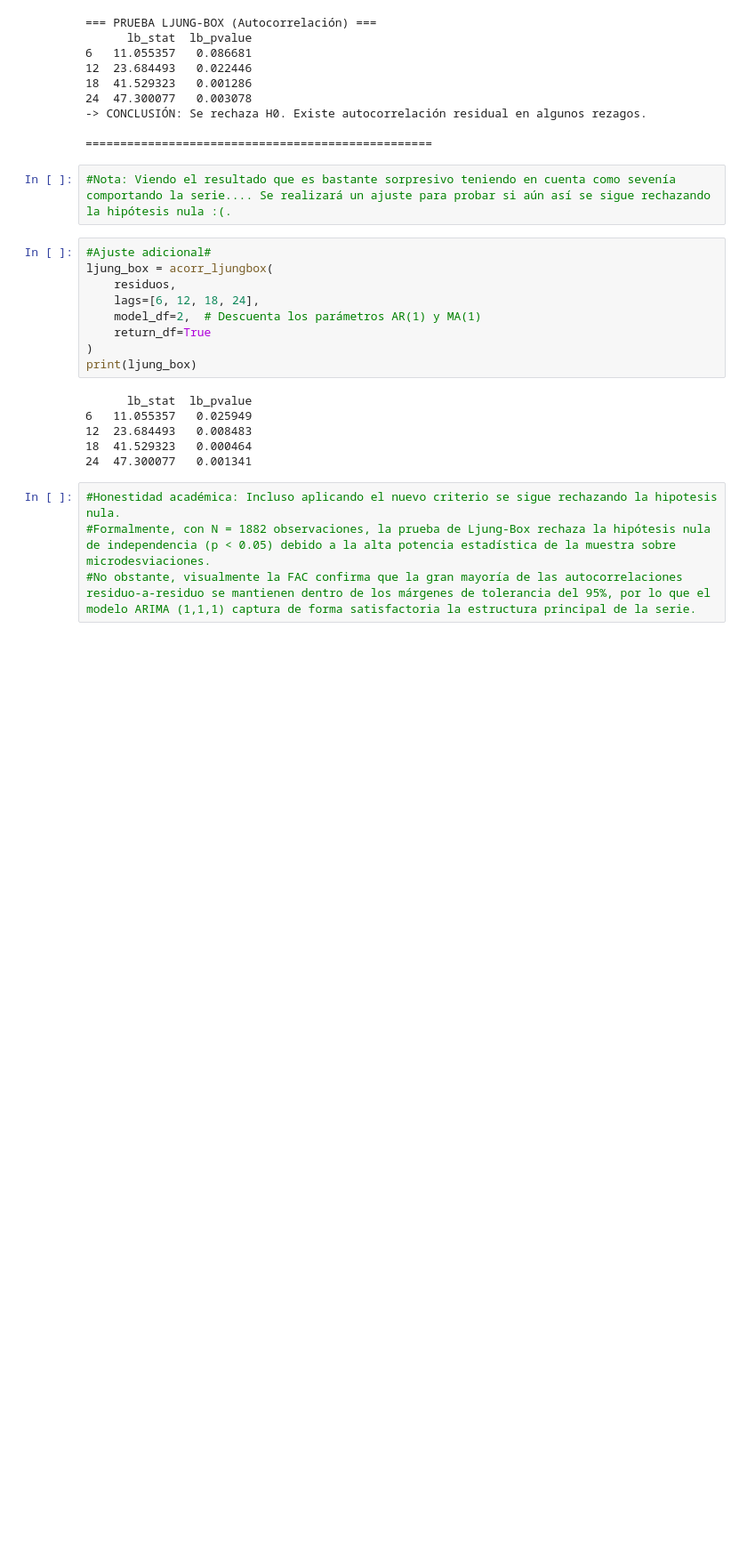
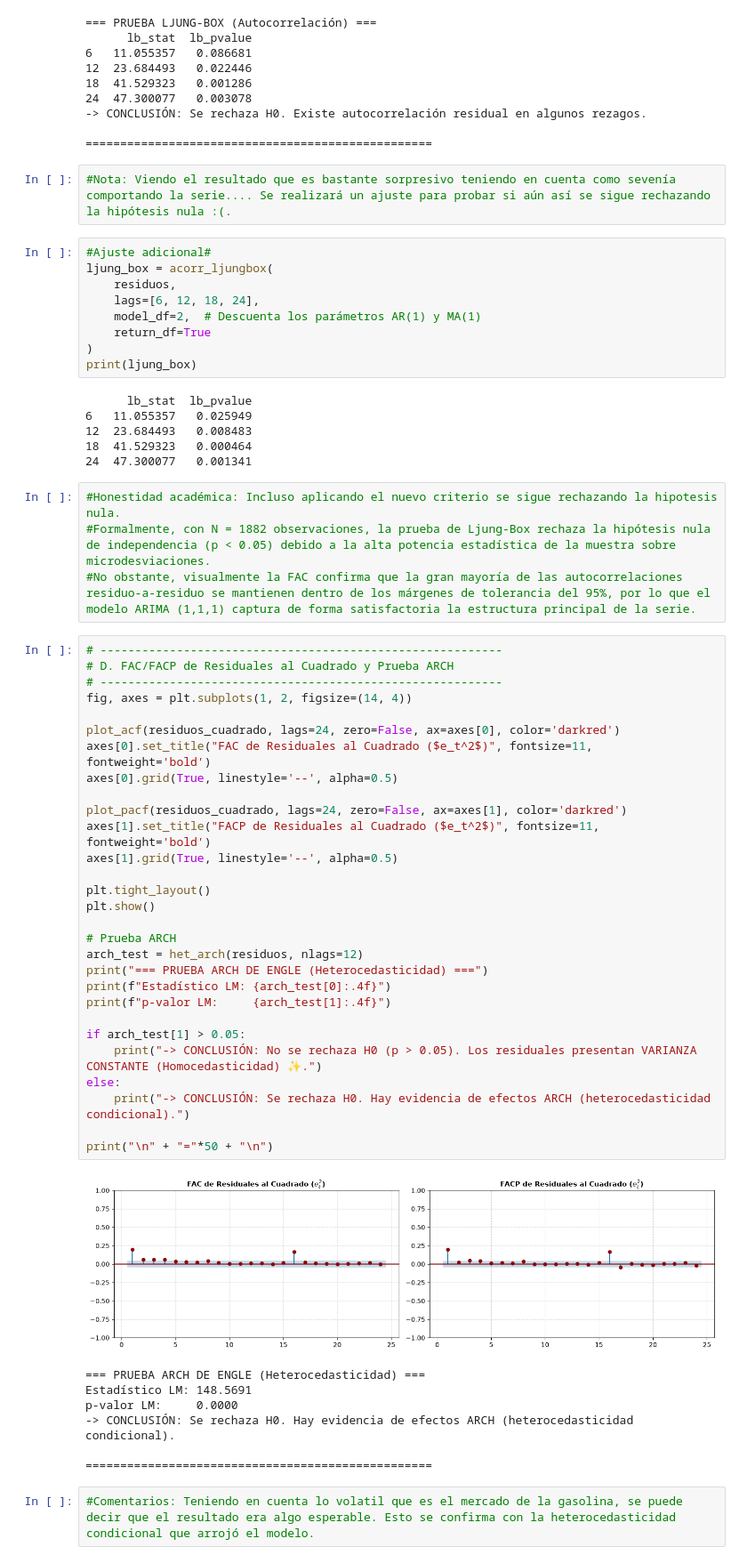
Before and after one commit to dtorrespi-hue/Poster-econometria-II, a Jupyter notebook: PostereconometriaII.ipynb, the cells around one changed output. Shown at 89% size. Cells and saved outputs as stored; diff of their text form; blank space fills up the shorter version.

Commit message:
¿Hetero? ¿Homo?
El modelo arrojó heterocedasticidad.... Se esperaba teniendo en cuenta los resultados que se han visto en la validación de supuesto. 😧

```diff
--- a/PostereconometriaII.ipynb
+++ b/PostereconometriaII.ipynb
@@ -422,3 +422,42 @@ print(ljung_box)
 #Honestidad académica: Incluso aplicando el nuevo criterio se sigue rechazando la hipotesis nula.
 #Formalmente, con N = 1882 observaciones, la prueba de Ljung-Box rechaza la hipótesis nula de independencia (p < 0.05) debido a la alta potencia estadística de la muestra sobre microdesviaciones.
 #No obstante, visualmente la FAC confirma que la gran mayoría de las autocorrelaciones residuo-a-residuo se mantienen dentro de los márgenes de tolerancia del 95%, por lo que el modelo ARIMA (1,1,1) captura de forma satisfactoria la estructura principal de la serie.
+# %%
+# ----------------------------------------------------------
+# D. FAC/FACP de Residuales al Cuadrado y Prueba ARCH
+# ----------------------------------------------------------
+fig, axes = plt.subplots(1, 2, figsize=(14, 4))
+
+plot_acf(residuos_cuadrado, lags=24, zero=False, ax=axes[0], color='darkred')
+axes[0].set_title("FAC de Residuales al Cuadrado ($e_t^2$)", fontsize=11, fontweight='bold')
+axes[0].grid(True, linestyle='--', alpha=0.5)
+
+plot_pacf(residuos_cuadrado, lags=24, zero=False, ax=axes[1], color='darkred')
+axes[1].set_title("FACP de Residuales al Cuadrado ($e_t^2$)", fontsize=11, fontweight='bold')
+axes[1].grid(True, linestyle='--', alpha=0.5)
+
+plt.tight_layout()
+plt.show()
+
+# Prueba ARCH
+arch_test = het_arch(residuos, nlags=12)
+print("=== PRUEBA ARCH DE ENGLE (Heterocedasticidad) ===")
+print(f"Estadístico LM: {arch_test[0]:.4f}")
+print(f"p-valor LM:     {arch_test[1]:.4f}")
+
+if arch_test[1] > 0.05:
+    print("-> CONCLUSIÓN: No se rechaza H0 (p > 0.05). Los residuales presentan VARIANZA CONSTANTE (Homocedasticidad) ✨.")
+else:
+    print("-> CONCLUSIÓN: Se rechaza H0. Hay evidencia de efectos ARCH (heterocedasticidad condicional).")
+
+print("\n" + "="*50 + "\n")
+# %% [output]
+[figure, added]
+=== PRUEBA ARCH DE ENGLE (Heterocedasticidad) ===
+Estadístico LM: 148.5691
+p-valor LM:     0.0000
+-> CONCLUSIÓN: Se rechaza H0. Hay evidencia de efectos ARCH (heterocedasticidad condicional).
+
+==================================================
+# %%
+#Comentarios: Teniendo en cuenta lo volatil que es el mercado de la gasolina, se puede decir que el resultado era algo esperable. Esto se confirma con la heterocedasticidad condicional que arrojó el modelo.
```
